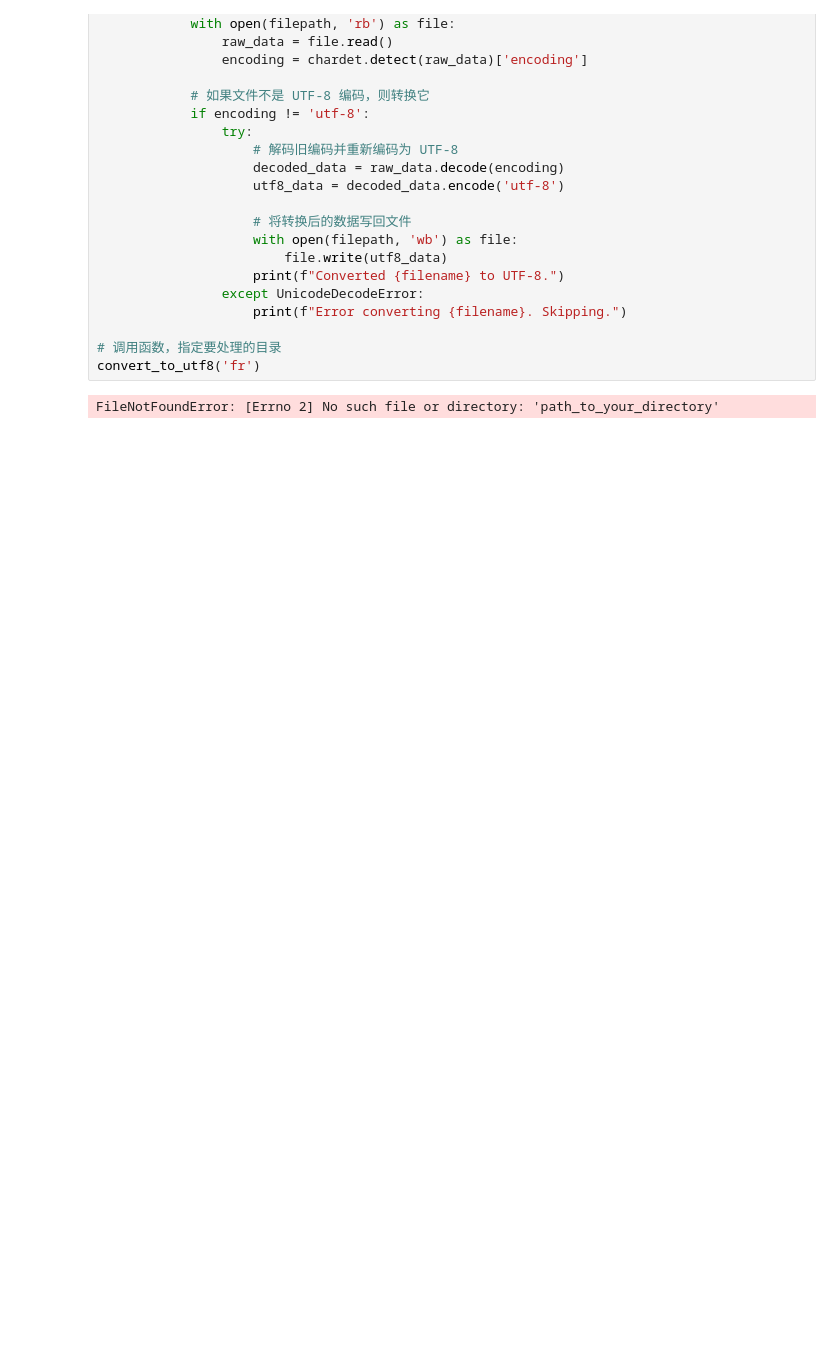
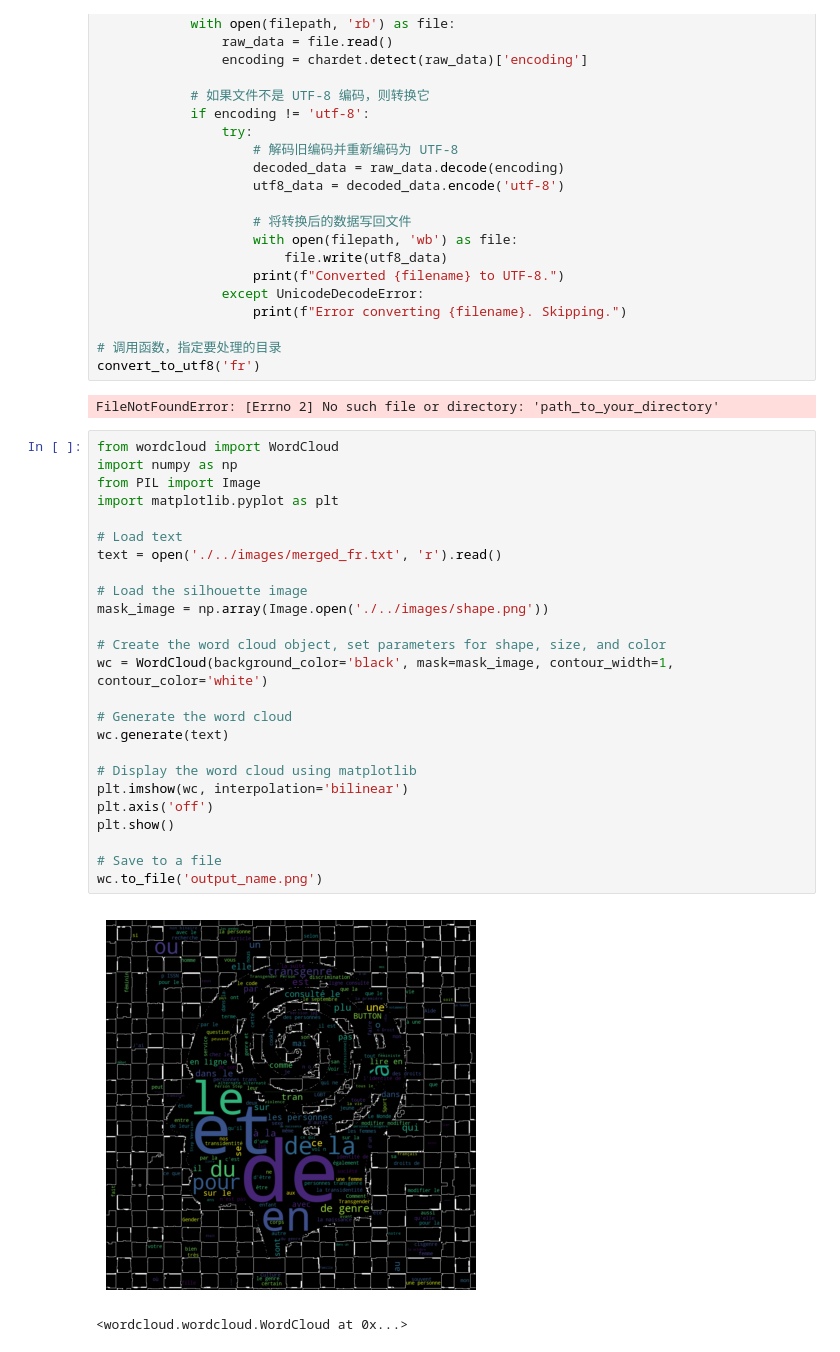
Before and after one commit to Chenzhi23/PPE1-Groupe, a Jupyter notebook: programmes/merged.ipynb, the cells around one changed output. Drawn from its saved outputs; the diff is of its cells as text; blank space fills up the shorter version.

Commit message:
maj script merge

```diff
--- a/programmes/merged.ipynb
+++ b/programmes/merged.ipynb
@@ -31,3 +31,31 @@ def convert_to_utf8(directory):
 convert_to_utf8('fr')
 # %% [output]
 FileNotFoundError: [Errno 2] No such file or directory: 'path_to_your_directory'
+# %%
+from wordcloud import WordCloud
+import numpy as np
+from PIL import Image
+import matplotlib.pyplot as plt
+
+# Load text
+text = open('./../images/merged_fr.txt', 'r').read()
+
+# Load the silhouette image
+mask_image = np.array(Image.open('./../images/shape.png'))
+
+# Create the word cloud object, set parameters for shape, size, and color
+wc = WordCloud(background_color='black', mask=mask_image, contour_width=1, contour_color='white')
+
+# Generate the word cloud
+wc.generate(text)
+
+# Display the word cloud using matplotlib
+plt.imshow(wc, interpolation='bilinear')
+plt.axis('off')
+plt.show()
+
+# Save to a file
+wc.to_file('output_name.png')
+# %% [output]
+[figure, added]
+<wordcloud.wordcloud.WordCloud at 0x...>
```
